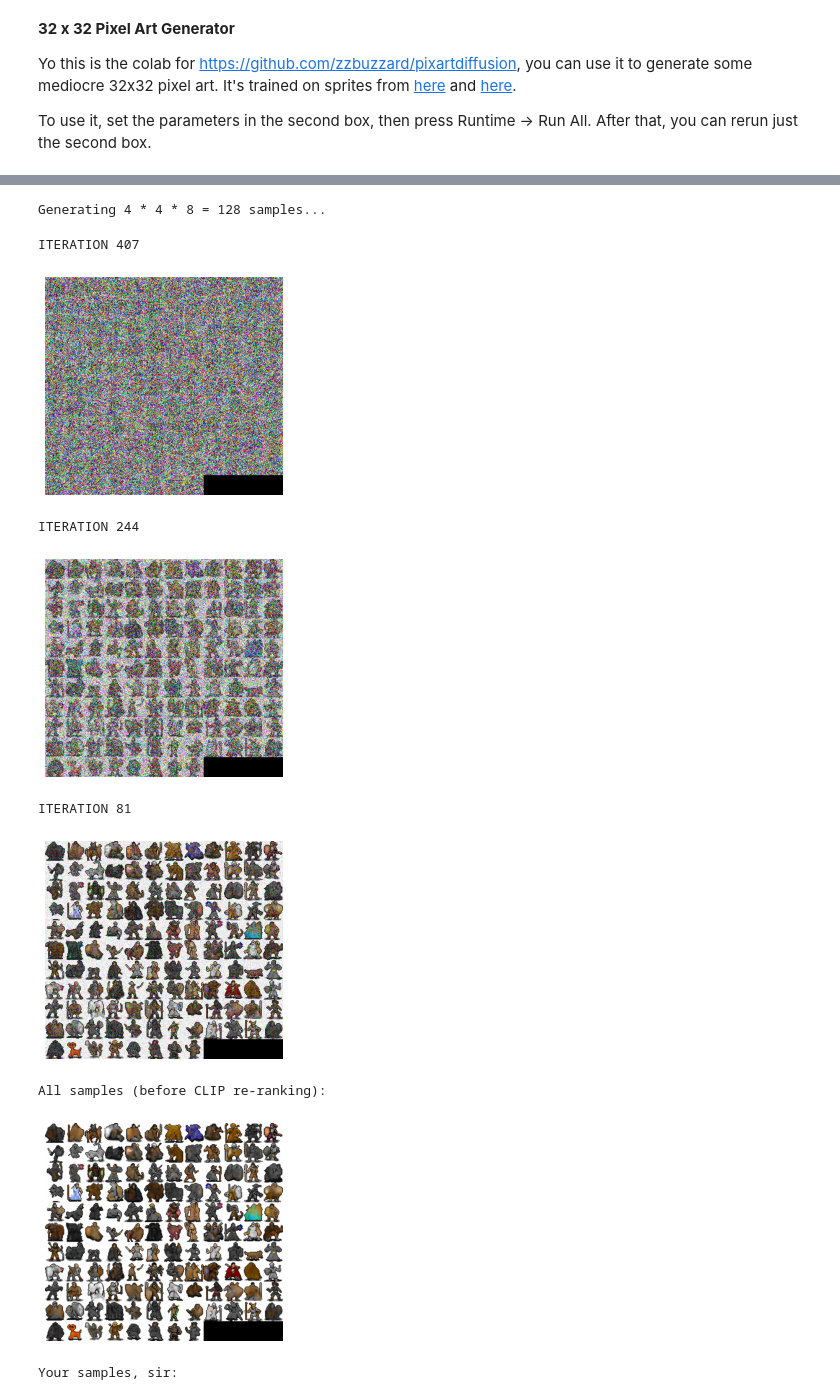
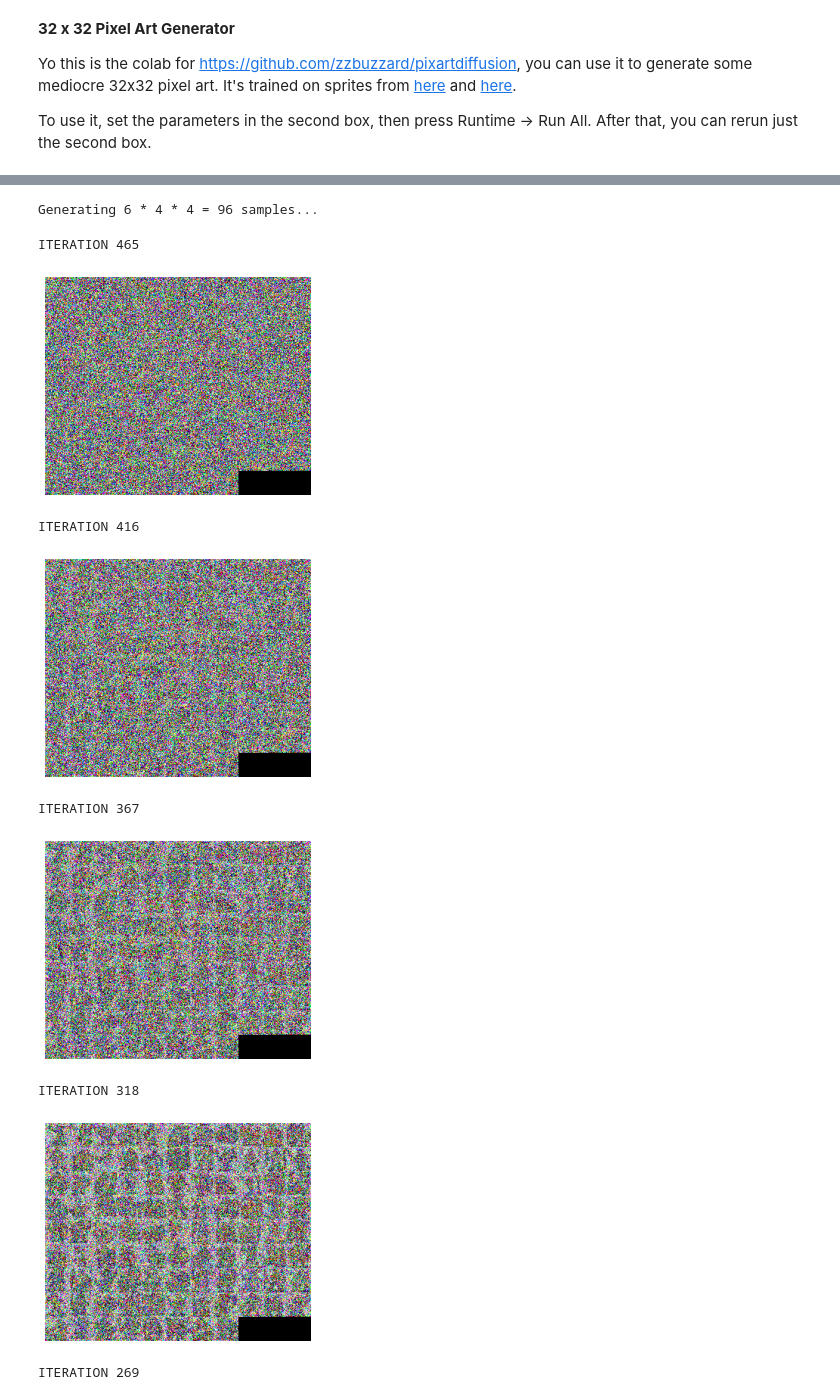
Before and after one commit to zzbuzzard/pixartdiffusion, a Jupyter notebook: notebook/pixel-art-diffusion.ipynb, the cells around one changed output, grey strips where cells are left out. Cells and saved outputs as stored; diff of their text form; code cells hidden in the pictures.

```diff
--- a/notebook/pixel-art-diffusion.ipynb
+++ b/notebook/pixel-art-diffusion.ipynb
@@ -68,14 +68,14 @@ Done
 #@markdown ### Main Parameters
 
 #@markdown A spritesheet of given width and height (in terms of samples) will be generated. Note that this requires `sheet_width*sheet_height` total samples.
-sheet_width = 4 #@param{type:"integer"}
-sheet_height = 4 #@param{type:"integer"}
+sheet_width =  6#@param{type:"integer"}
+sheet_height =  4#@param{type:"integer"}
 
 #@markdown The noise multiplier determines how much extra noise is added on during sampling. Higher values lead to more chaotic samples, lower values lead to featureless blobs. I recommend 6-10.
-noise_mul = 7 #@param{type:"integer"}
+noise_mul =  7.5#@param{type:"number"}
 
 #@markdown How many times to display the output during generation.
-display_count = 3 #@param{type:"integer"}
+display_count =  10#@param{type:"integer"}
 
 #@markdown \
 #@markdown ### CLIP Selection - I recommend u use this
@@ -84,7 +84,7 @@ display_count = 3 #@param{type:"integer"}
 selection_prompt = "cool colourful pixel art character #pixelart" #@param{type:"string"}
 
 #@markdown How many samples are computed per output sample. For example, if `sheet_width=sheet_height=10` and `generation_multiplier=5`, then 500 samples will be computed, and the output will be the top 100 according to CLIP. Leave at 1 for no CLIP selection.
-generation_multiplier =  8#@param{type:"integer"}
+generation_multiplier =  4#@param{type:"integer"}
 
 #@markdown \
 #@markdown ### CLIP Guidance
@@ -92,60 +92,69 @@ generation_multiplier =  8#@param{type:"integer"}
 use_clip_guidance = False #@param{type:"boolean"}
 prompt = "a green octopus #pixelart" #@param{type:"string"}
 #@markdown Number of times to shift the output and feed to CLIP. Higher values will take longer to compute, but in theory will be more true to the prompt.
-shiftn = 8 #@param{type:"integer"}
+shiftn =  8#@param{type:"integer"}
 
-#@markdown Multiplier for CLIP guidance. Higher values should 'look more like the prompt'. I recommend 10-15k.
-classifier_mul = 10000 #@param{type:"integer"}
+#@markdown Multiplier for CLIP guidance. Higher values should 'look more like the prompt'. I recommend 50-150.
+classifier_mul = 100 #@param{type:"integer"}
 
 print(f"Generating {sheet_width} * {sheet_height} * {generation_multiplier} = {sheet_width * sheet_height * generation_multiplier} samples...")
 
-
+#@markdown Should be between 0 and 1. 0 Leads to a very noise-free output, 1 leads to a noisier but closer
+classifier_dropoff = 0.25 #@param{type:"number"}
 
 
 ### Do the run:
+
+# Classifier mul should be ~50 to 200
+def getσ_classifier(t):
+    L = torch.tensor(classifier_dropoff, dtype=torch.float)
+    H = torch.tensor(1, dtype=torch.float)
+
+    return classifier_mul * ((H - L) * t/parameters.STEPS + L).float()
+
 
 with torch.no_grad():
     if use_clip_guidance:
         tokenized_text = clip.tokenize([prompt]).to(device)
 
         func = sample.clip_grad_func(clip_model, tokenized_text, num_shifts=shiftn, shift_range=clip_res_mul*2)
-        xs = sample.sample(model, sheet_width * sheet_height * generation_multiplier, display_count=display_count, noise_mul=noise_mul, classifier_mul=classifier_mul, classifier_func=func)
+        xs = sample.sample(model, sheet_width * sheet_height * generation_multiplier, display_count=display_count, noise_mul=noise_mul, classifier_mul_func=getσ_classifier, classifier_func=func)
     else:
         xs = sample.sample(model, sheet_width * sheet_height * generation_multiplier, display_count=display_count, noise_mul=noise_mul)
 
     # CLIP Re-rank
     if generation_multiplier != 1:
         top_n = sheet_width * sheet_height
         tokenized_text = clip.tokenize([selection_prompt]).to(device)
         unfiltered_samples = xs
         xs = sample.CLIP_rerank(clip_model, xs, tokenized_text)[:top_n]
 
         print("All samples (before CLIP re-ranking):")
         all_sheet = util.to_drawable(unfiltered_samples, scale=4)
         util.draw_im(all_sheet)
 
         del unfiltered_samples
 
     sheet = util.to_drawable(xs, fix_width = sheet_width)
     print("Your samples, sir:")
     util.draw_im(sheet)
 
     save_path = f"outputs/output{OUTPUT_NUM}.png"
     image.imsave(save_path, sheet)
     print("Output saved to",save_path)
     OUTPUT_NUM += 1
 
 del xs
 del sheet
 del tokenized_text
 # %% [output]
-Generating 4 * 4 * 8 = 128 samples...
+Generating 6 * 4 * 4 = 96 samples...
-ITERATION 407
+ITERATION 465
-[figure, old version]
+[figure, new version]
-ITERATION 244
+ITERATION 416
-[figure, old version]
+[figure, new version]
-ITERATION 81
+ITERATION 367
-[figure, old version]
+[figure, new version]
-All samples (before CLIP re-ranking):
+ITERATION 318
-[figure, old version]
+[figure, new version]
-Your samples, sir:
+ITERATION 269
```
Also changed, not shown: parts of 2 cells of this notebook.
